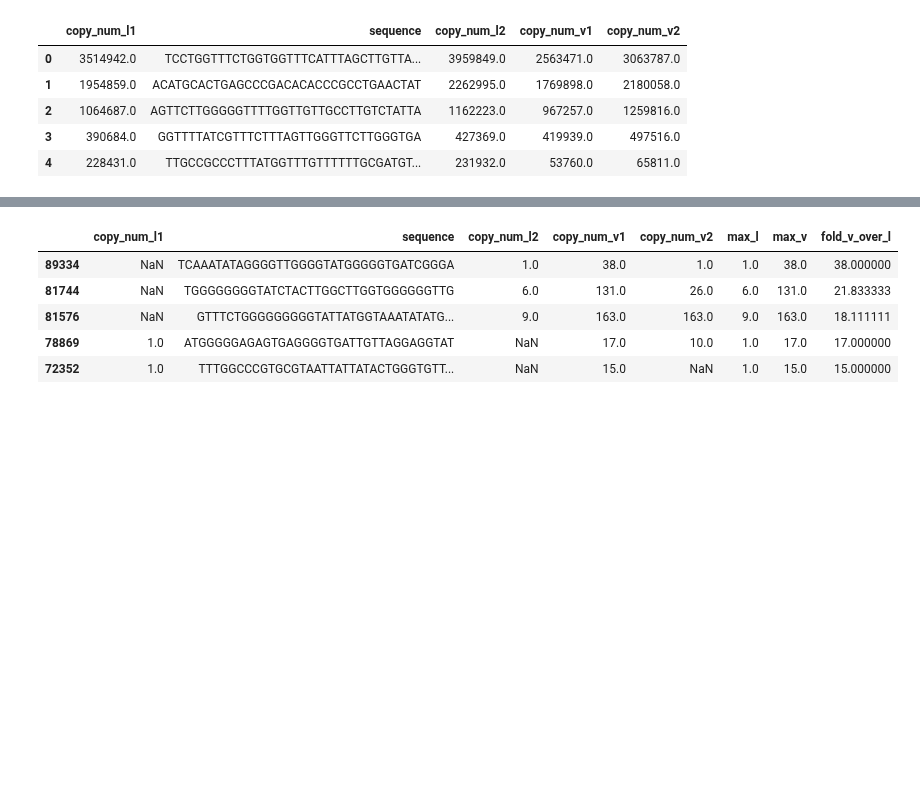
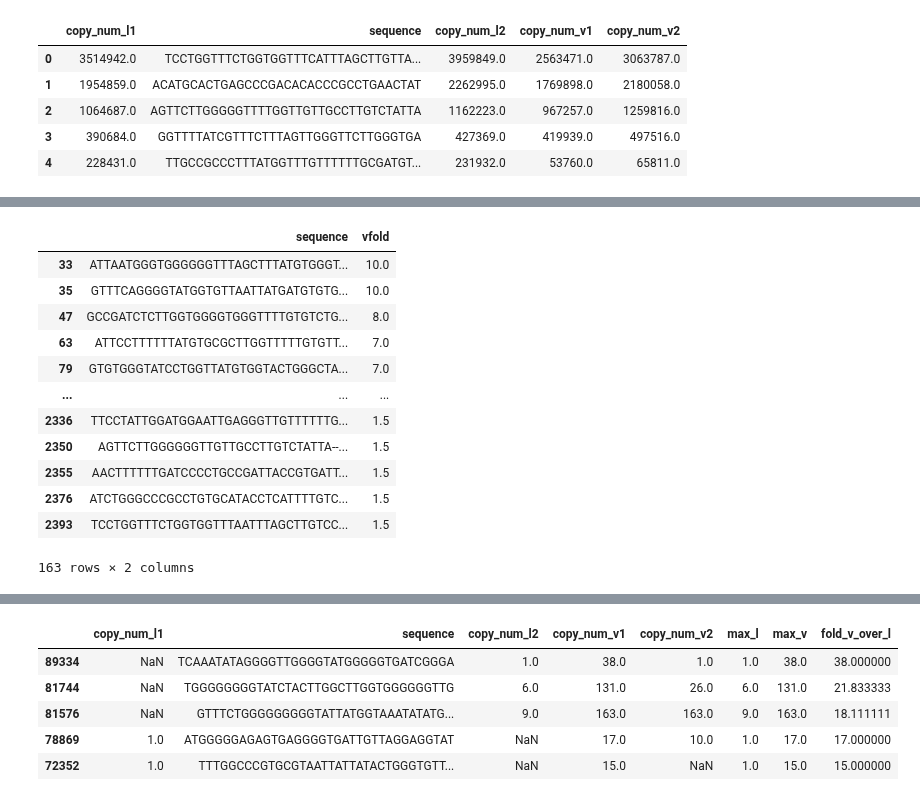
Before and after one commit to Jonahowns/phage_display_ML, a Jupyter notebook: datasets/exo_probing_dataset_prep.ipynb, the cells around one changed output, grey strips where cells are left out. Drawn from its saved outputs; the diff is of its cells as text; code cells hidden in the pictures; blank space fills up the shorter version.

```diff
--- a/datasets/exo_probing_dataset_prep.ipynb
+++ b/datasets/exo_probing_dataset_prep.ipynb
@@ -130,0 +150,17 @@ full_merged["fold_v_over_l"] = full_merged.apply(lambda x: x["max_v"]/x["max_l"]
+# %%
+from rbm_torch.utils.seq_utils import seq_to_cat
+from sklearn.metrics import pairwise_distances
+def get_distance_matrix(dataframe1, dataframe2, molecule="protein"):
+    """get distance matrix (in number of mutations) of two provided dataframes"""
+    seq_len = len(dataframe1.sequence[0])
+
+    # categorical vector for database sequences
+    database_seqs1 = dataframe1["sequence"].tolist()
+    database_seqs2 = dataframe2["sequence"].tolist()
+
+    database_cat1 = seq_to_cat(database_seqs1, molecule=molecule)
+    database_cat2 = seq_to_cat(database_seqs2, molecule=molecule)
+
+    dist_matrix = pairwise_distances(database_cat1, database_cat2, metric="hamming") * seq_len
+
+    return dist_matrix
@@ -130,0 +187,2 @@ full_merged["fold_v_over_l"] = full_merged.apply(lambda x: x["max_v"]/x["max_l"]
+# %%
+dist_mat = get_distance_matrix(ve_pd, le_pd)
@@ -130,0 +203,16 @@ full_merged["fold_v_over_l"] = full_merged.apply(lambda x: x["max_v"]/x["max_l"]
+# %%
+ve_pd.iloc[closest_parent_seqs]
+# %% [output]
+|  | sequence | vfold |
+| 33 | ATTAATGGGTGGGGGGTTTAGCTTTATGTGGGT... | 10.0 |
+| 35 | GTTTCAGGGGTATGGTGTTAATTATGATGTGTG... | 10.0 |
+| 47 | GCCGATCTCTTGGTGGGGTGGGTTTTGTGTCTG... | 8.0 |
+| 63 | ATTCCTTTTTTATGTGCGCTTGGTTTTTGTGTT... | 7.0 |
+| 79 | GTGTGGGTATCCTGGTTATGTGGTACTGGGCTA... | 7.0 |
+| ... | ... | ... |
+| 2336 | TTCCTATTGGATGGAATTGAGGGTTGTTTTTTG... | 1.5 |
+| 2350 | AGTTCTTGGGGGGTTGTTGCCTTGTCTATTA--... | 1.5 |
+| 2355 | AACTTTTTTGATCCCCTGCCGATTACCGTGATT... | 1.5 |
+| 2376 | ATCTGGGCCCGCCTGTGCATACCTCATTTTGTC... | 1.5 |
+| 2393 | TCCTGGTTTCTGGTGGTTTAATTTAGCTTGTCC... | 1.5 |
+163 rows × 2 columns
```
Also changed, not shown: parts of 5 cells of this notebook, 2 other files.
